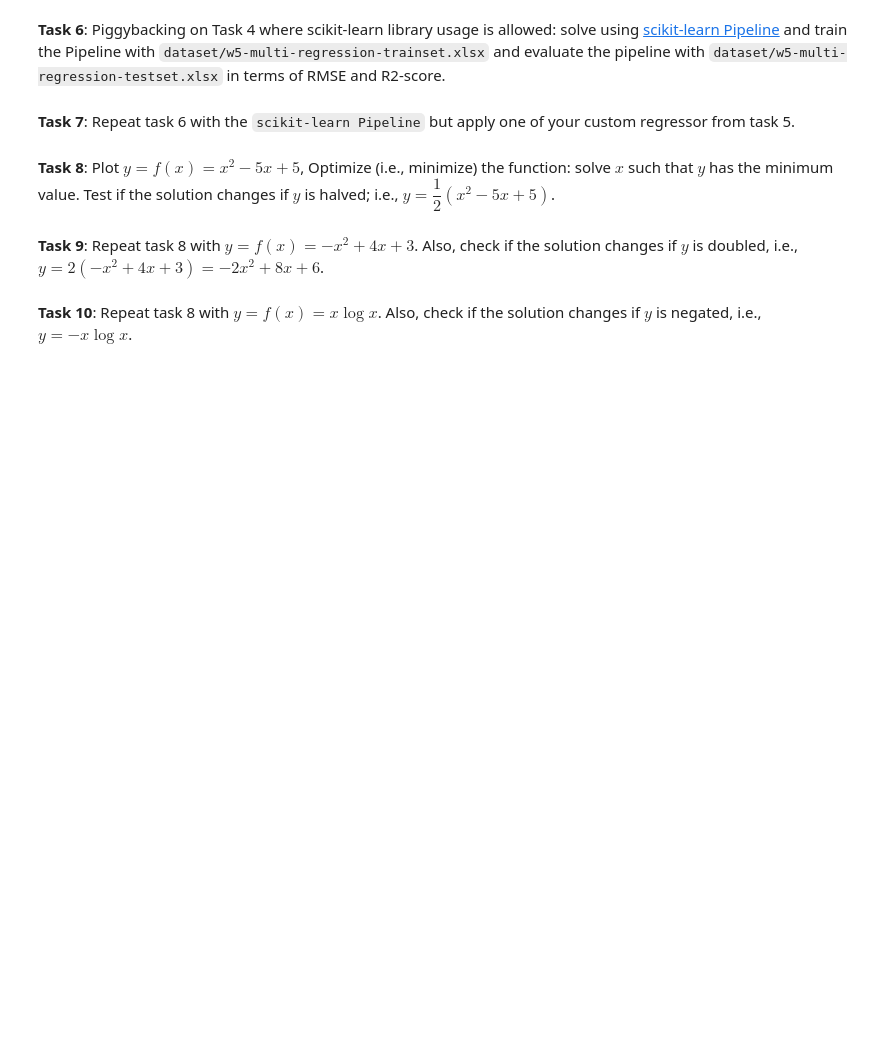
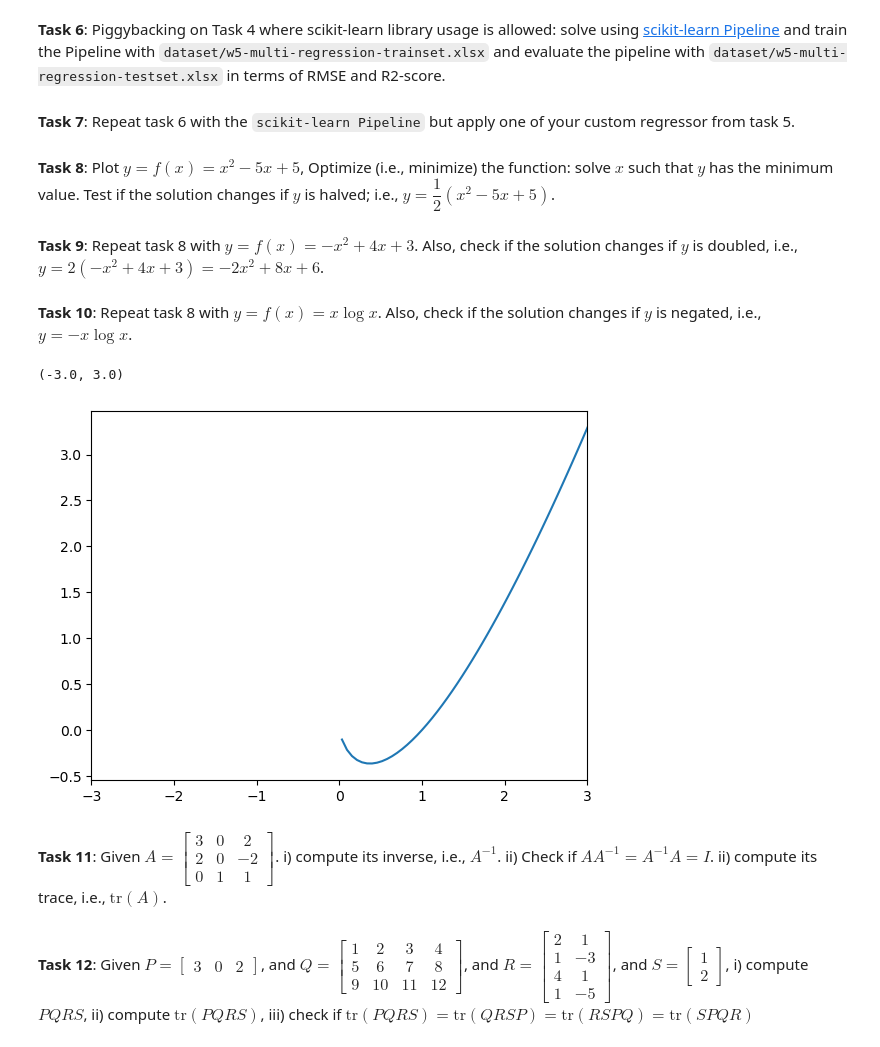
Before and after one commit to ashiskb/drb-fall24-ml, a Jupyter notebook: week-06/week-06-activities.ipynb, the cells around one changed output. Cells and saved outputs as stored; diff of their text form; code cells hidden in the pictures; blank space fills up the shorter version.

Commit message:
added few more tasks in Week-6

```diff
--- a/week-06/week-06-activities.ipynb
+++ b/week-06/week-06-activities.ipynb
@@ -37,0 +41,13 @@ Task 5. (*from week-5*): Now, do the same as in task #4 without scikit-learn lib
+# %%
+x = np.linspace(-3,3,100)
+y = x*np.log(x)
+# %%
+plt.plot(x,y)
+plt.xlim([-3,3])
+# %% [output]
+(-3.0, 3.0)
+[figure, added]
+# %% [markdown]
+**Task 11**: Given $A = \begin{bmatrix}3 & 0 & 2\\2 & 0 & -2\\0 & 1 & 1\end{bmatrix}$. i) compute its inverse, i.e., $A^{-1}$. ii) Check if $AA^{-1} = A^{-1}A = I$. ii) compute its trace, i.e., $\text{tr}(A)$.
+# %% [markdown]
+**Task 12**: Given $P = \begin{bmatrix}3 & 0 & 2\end{bmatrix}$, and $Q = \begin{bmatrix}1 & 2 & 3 & 4\\5 & 6 & 7 & 8\\9 & 10 & 11 & 12\end{bmatrix}$, and $R = \begin{bmatrix}2 & 1\\1 & -3 \\4 & 1\\1 & -5\end{bmatrix}$, and $S = \begin{bmatrix}1\\2\end{bmatrix}$,  i) compute $PQRS$, ii) compute $\text{tr}(PQRS)$, iii) check if $\text{tr}(PQRS) = \text{tr}(QRSP) = \text{tr}(RSPQ) = \text{tr}(SPQR)$
```
Also changed, not shown: parts of 9 cells of this notebook, 1 other file.
